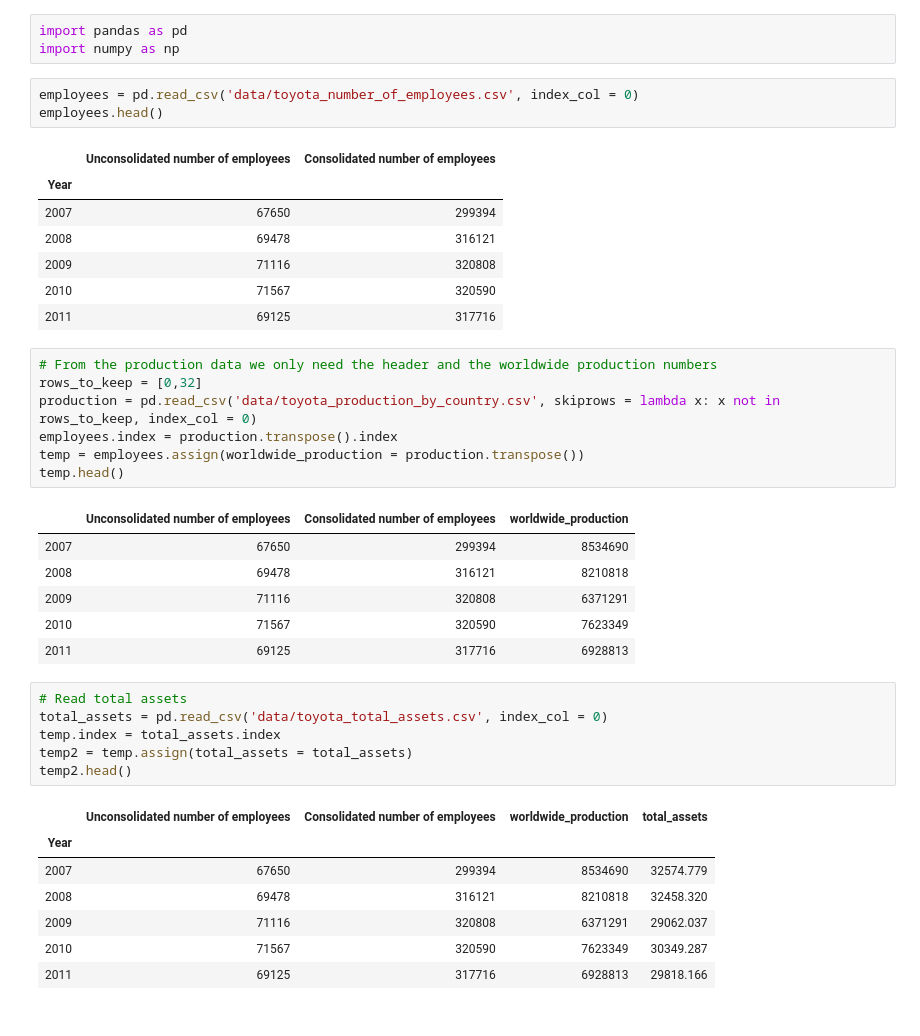
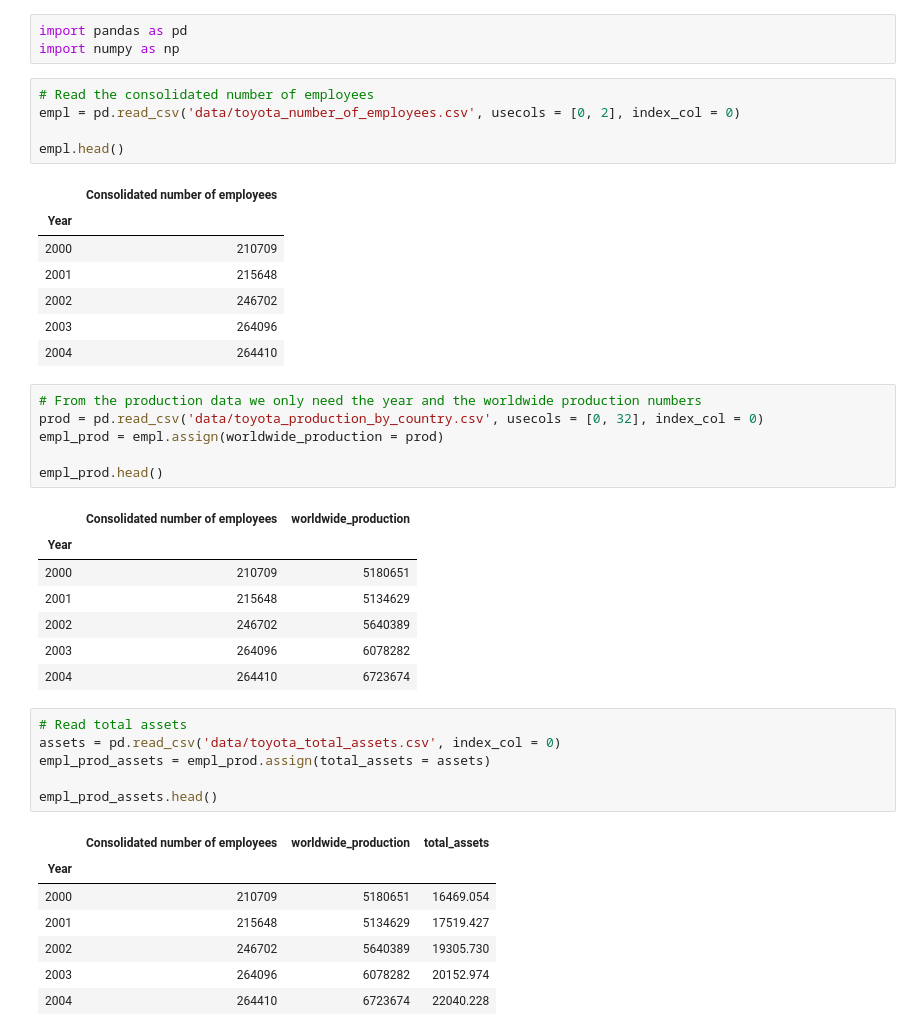
Before and after one commit to karl-johan-grahn/toyota-analysis, a Jupyter notebook: production_function.ipynb, the cells around one changed output. Cells and saved outputs as stored; diff of their text form.

```diff
--- a/production_function.ipynb
+++ b/production_function.ipynb
@@ -2,41 +2,43 @@
 import pandas as pd
 import numpy as np
 # %%
-employees = pd.read_csv('data/toyota_number_of_employees.csv', index_col = 0)
-employees.head()
+# Read the consolidated number of employees
+empl = pd.read_csv('data/toyota_number_of_employees.csv', usecols = [0, 2], index_col = 0)
+
+empl.head()
 # %% [output]
-|  | Unconsolidated number of employees | Consolidated number of employees |
-| Year |  |  |
-| 2007 | 67650 | 299394 |
-| 2008 | 69478 | 316121 |
-| 2009 | 71116 | 320808 |
-| 2010 | 71567 | 320590 |
-| 2011 | 69125 | 317716 |
+|  | Consolidated number of employees |
+| Year |  |
+| 2000 | 210709 |
+| 2001 | 215648 |
+| 2002 | 246702 |
+| 2003 | 264096 |
+| 2004 | 264410 |
 # %%
-# From the production data we only need the header and the worldwide production numbers
-rows_to_keep = [0,32]
-production = pd.read_csv('data/toyota_production_by_country.csv', skiprows = lambda x: x not in rows_to_keep, index_col = 0)
-employees.index = production.transpose().index
-temp = employees.assign(worldwide_production = production.transpose())
-temp.head()
+# From the production data we only need the year and the worldwide production numbers
+prod = pd.read_csv('data/toyota_production_by_country.csv', usecols = [0, 32], index_col = 0)
+empl_prod = empl.assign(worldwide_production = prod)
+
+empl_prod.head()
 # %% [output]
-|  | Unconsolidated number of employees | Consolidated number of employees | worldwide_production |
-| 2007 | 67650 | 299394 | 8534690 |
-| 2008 | 69478 | 316121 | 8210818 |
-| 2009 | 71116 | 320808 | 6371291 |
-| 2010 | 71567 | 320590 | 7623349 |
-| 2011 | 69125 | 317716 | 6928813 |
+|  | Consolidated number of employees | worldwide_production |
+| Year |  |  |
+| 2000 | 210709 | 5180651 |
+| 2001 | 215648 | 5134629 |
+| 2002 | 246702 | 5640389 |
+| 2003 | 264096 | 6078282 |
+| 2004 | 264410 | 6723674 |
 # %%
 # Read total assets
-total_assets = pd.read_csv('data/toyota_total_assets.csv', index_col = 0)
-temp.index = total_assets.index
-temp2 = temp.assign(total_assets = total_assets)
-temp2.head()
+assets = pd.read_csv('data/toyota_total_assets.csv', index_col = 0)
+empl_prod_assets = empl_prod.assign(total_assets = assets)
+
+empl_prod_assets.head()
 # %% [output]
-|  | Unconsolidated number of employees | Consolidated number of employees | worldwide_production | total_assets |
-| Year |  |  |  |  |
-| 2007 | 67650 | 299394 | 8534690 | 32574.779 |
-| 2008 | 69478 | 316121 | 8210818 | 32458.320 |
-| 2009 | 71116 | 320808 | 6371291 | 29062.037 |
-| 2010 | 71567 | 320590 | 7623349 | 30349.287 |
-| 2011 | 69125 | 317716 | 6928813 | 29818.166 |
+|  | Consolidated number of employees | worldwide_production | total_assets |
+| Year |  |  |  |
+| 2000 | 210709 | 5180651 | 16469.054 |
+| 2001 | 215648 | 5134629 | 17519.427 |
+| 2002 | 246702 | 5640389 | 19305.730 |
+| 2003 | 264096 | 6078282 | 20152.974 |
+| 2004 | 264410 | 6723674 | 22040.228 |
```
Also changed, not shown: parts of 11 cells of this notebook, 4 other files.
